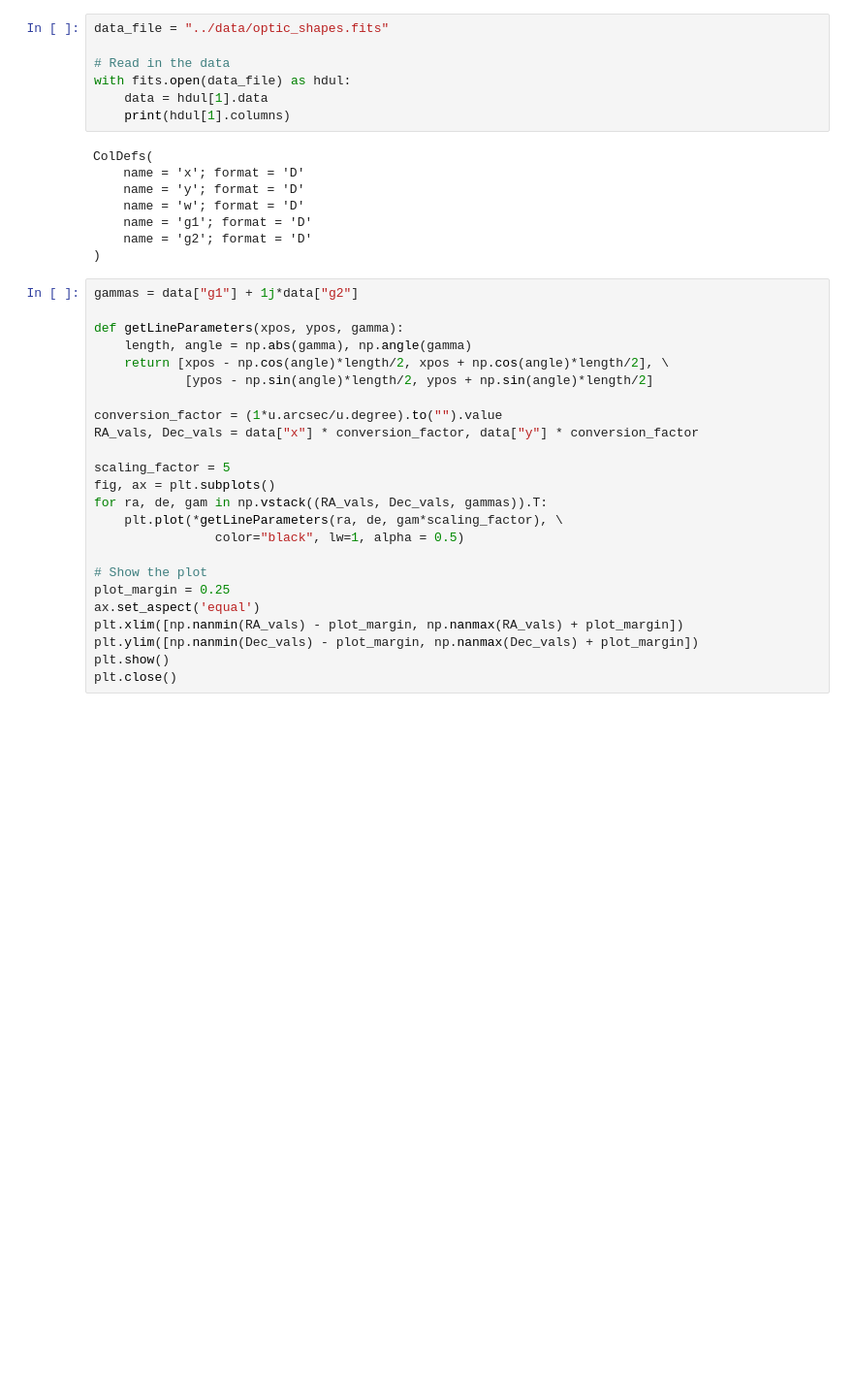
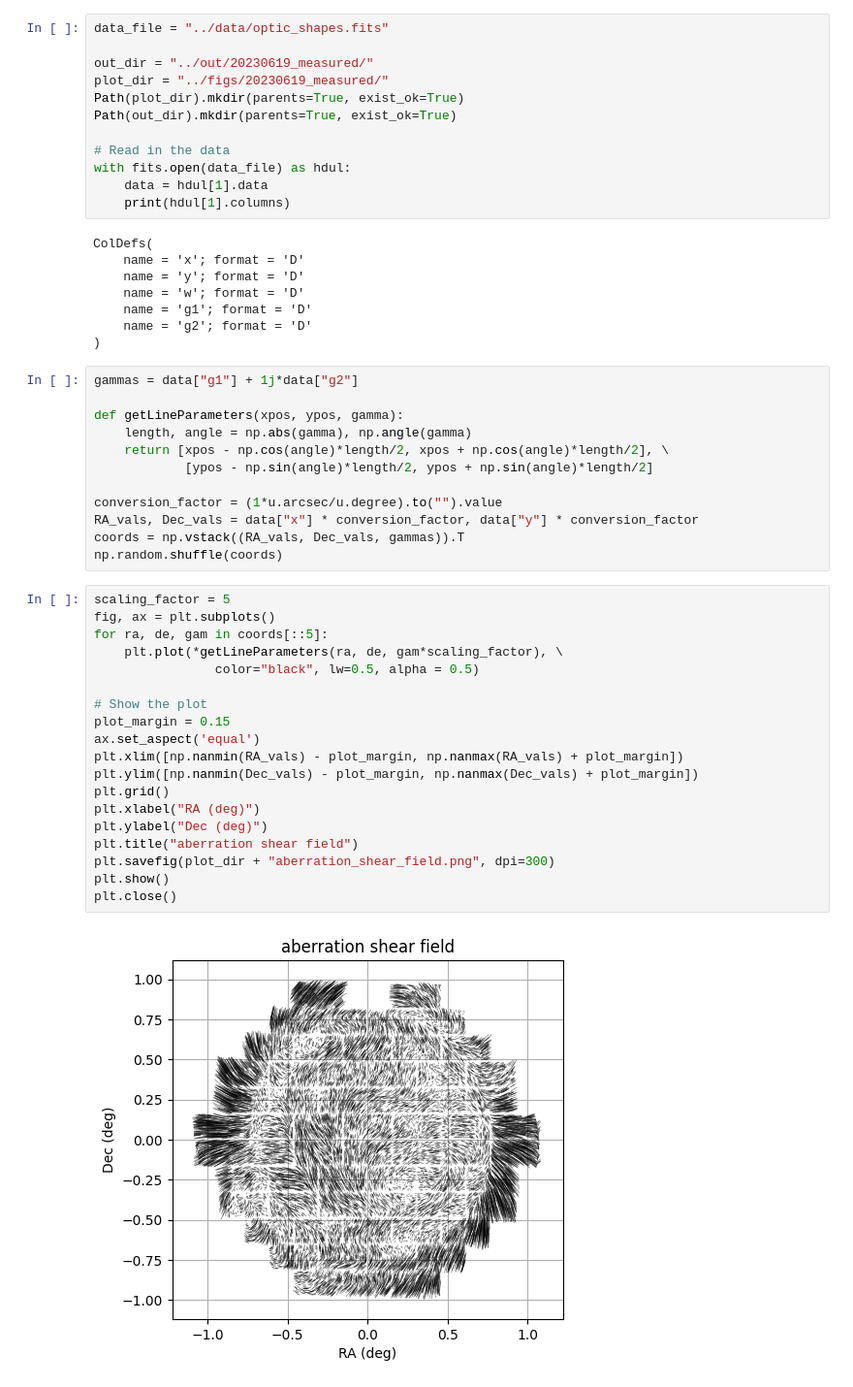
Before and after one commit to shubhagrawal30/aberrations, a Jupyter notebook: playgrounds/measurements.ipynb, the cells around one changed output. Shown at 97% size. Drawn from its saved outputs; the diff is of its cells as text; blank space fills up the shorter version.

Commit message:
measured shear field 1e5

```diff
--- a/playgrounds/measurements.ipynb
+++ b/playgrounds/measurements.ipynb
@@ -6,5 +12,10 @@ import astropy.units as u
 # %%
 data_file = "../data/optic_shapes.fits"
+
+out_dir = "../out/20230619_measured/"
+plot_dir = "../figs/20230619_measured/"
+Path(plot_dir).mkdir(parents=True, exist_ok=True)
+Path(out_dir).mkdir(parents=True, exist_ok=True)
 
 # Read in the data
 with fits.open(data_file) as hdul:
@@ -18,27 +29,36 @@ ColDefs(
     name = 'g1'; format = 'D'
     name = 'g2'; format = 'D'
 )
+# %%
+gammas = data["g1"] + 1j*data["g2"]
+
+def getLineParameters(xpos, ypos, gamma):
+    length, angle = np.abs(gamma), np.angle(gamma)
+    return [xpos - np.cos(angle)*length/2, xpos + np.cos(angle)*length/2], \
+            [ypos - np.sin(angle)*length/2, ypos + np.sin(angle)*length/2]
+
+conversion_factor = (1*u.arcsec/u.degree).to("").value
+RA_vals, Dec_vals = data["x"] * conversion_factor, data["y"] * conversion_factor
+coords = np.vstack((RA_vals, Dec_vals, gammas)).T
+np.random.shuffle(coords)
 # %%
-gammas = data["g1"] + 1j*data["g2"]
-
-def getLineParameters(xpos, ypos, gamma):
-    length, angle = np.abs(gamma), np.angle(gamma)
-    return [xpos - np.cos(angle)*length/2, xpos + np.cos(angle)*length/2], \
-            [ypos - np.sin(angle)*length/2, ypos + np.sin(angle)*length/2]
-
-conversion_factor = (1*u.arcsec/u.degree).to("").value
-RA_vals, Dec_vals = data["x"] * conversion_factor, data["y"] * conversion_factor
-
 scaling_factor = 5
 fig, ax = plt.subplots()
-for ra, de, gam in np.vstack((RA_vals, Dec_vals, gammas)).T:
+for ra, de, gam in coords[::5]:
     plt.plot(*getLineParameters(ra, de, gam*scaling_factor), \
-                color="black", lw=1, alpha = 0.5)
+                color="black", lw=0.5, alpha = 0.5)
 
 # Show the plot
-plot_margin = 0.25
+plot_margin = 0.15
 ax.set_aspect('equal')
 plt.xlim([np.nanmin(RA_vals) - plot_margin, np.nanmax(RA_vals) + plot_margin])
 plt.ylim([np.nanmin(Dec_vals) - plot_margin, np.nanmax(Dec_vals) + plot_margin])
+plt.grid()
+plt.xlabel("RA (deg)")
+plt.ylabel("Dec (deg)")
+plt.title("aberration shear field")
+plt.savefig(plot_dir + "aberration_shear_field.png", dpi=300)
 plt.show()
 plt.close()
+# %% [output]
+[figure, added]
```
Also changed, not shown: parts of 7 cells of this notebook, 7 other files.
